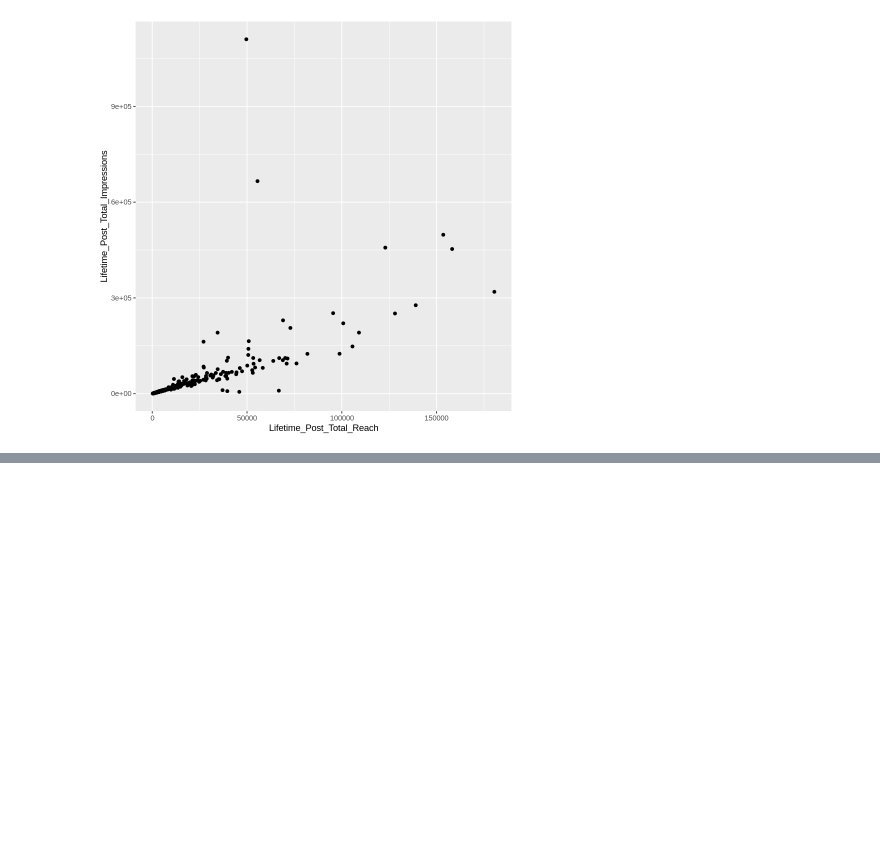
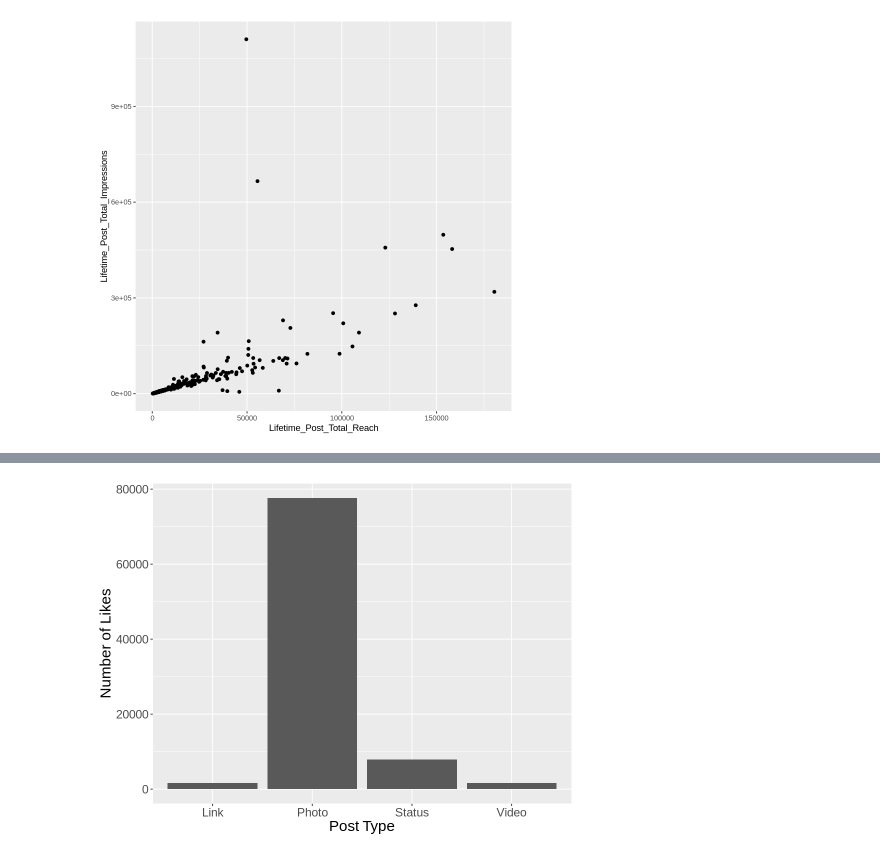
Before and after one commit to calamari99/Facebook-Post-Predictor, a Jupyter notebook: main.ipynb, the cells around one changed output, grey strips where cells are left out. Drawn from its saved outputs; the diff is of its cells as text; code cells hidden in the pictures; blank space fills up the shorter version.

Commit message:
Updated main.ipynb
Added a bar chart.

```diff
--- a/main.ipynb
+++ b/main.ipynb
@@ -36,7 +36,7 @@ options(repr.matrix.max.rows = 8)
 ##### Facebook Data set:
 (description)
 # %%
-facebook <- read_csv2("data/dataset_Facebook.csv")
+facebook <- read_csv2("dataset_Facebook.csv")
 # %% [output]
 Using ',' as decimal and '.' as grouping mark. Use read_delim() for more control.
 
@@ -102,3 +102,9 @@ test_plot <- facebook %>% ggplot(aes(x = Lifetime_Post_Total_Reach, y = Lifetime
 test_plot
 # %% [output]
 [figure]
+# %%
+likes_by_type <- facebook %>%
+group_by(Type) %>%
+summarise(total_likes = sum(like, na.rm = TRUE))
+
+likes_by_type
@@ -104,0 +120,11 @@ test_plot
+# %%
+options(repr.plot.width = 8, repr.plot.height = 6)
+
+likes_bar <- ggplot(likes_by_type, aes(x = Type, y = total_likes)) +
+geom_bar(stat = "identity") +
+labs(x = "Post Type", y = "Number of Likes") +
+theme(text = element_text(size = 18))
+
+likes_bar
+# %% [output]
+[figure, added]
```
Also changed, not shown: parts of 1 cell of this notebook.
